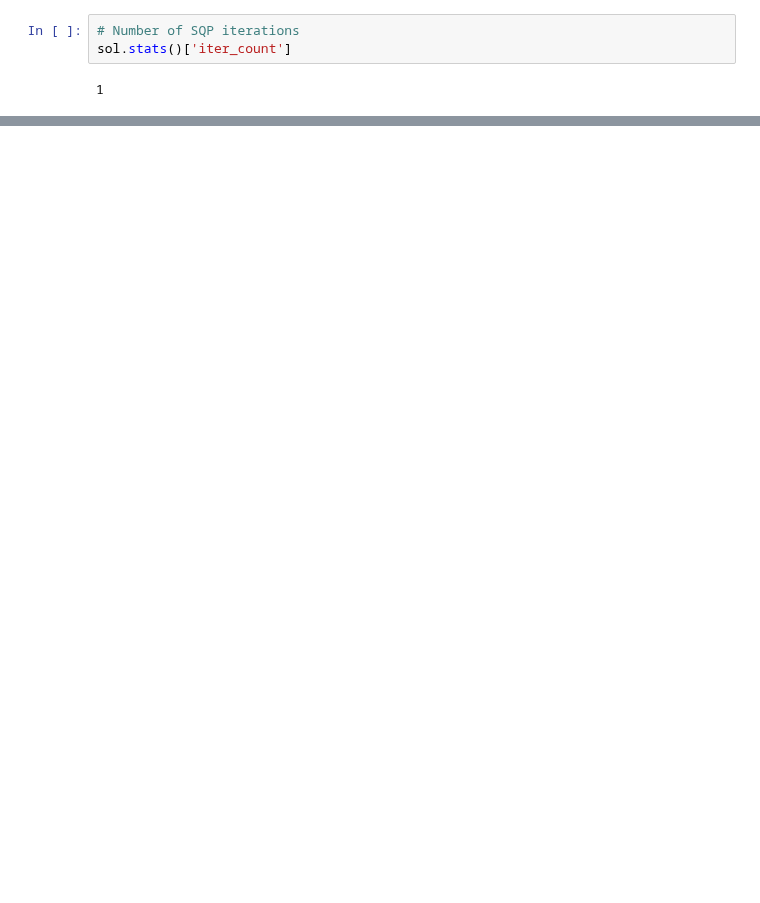
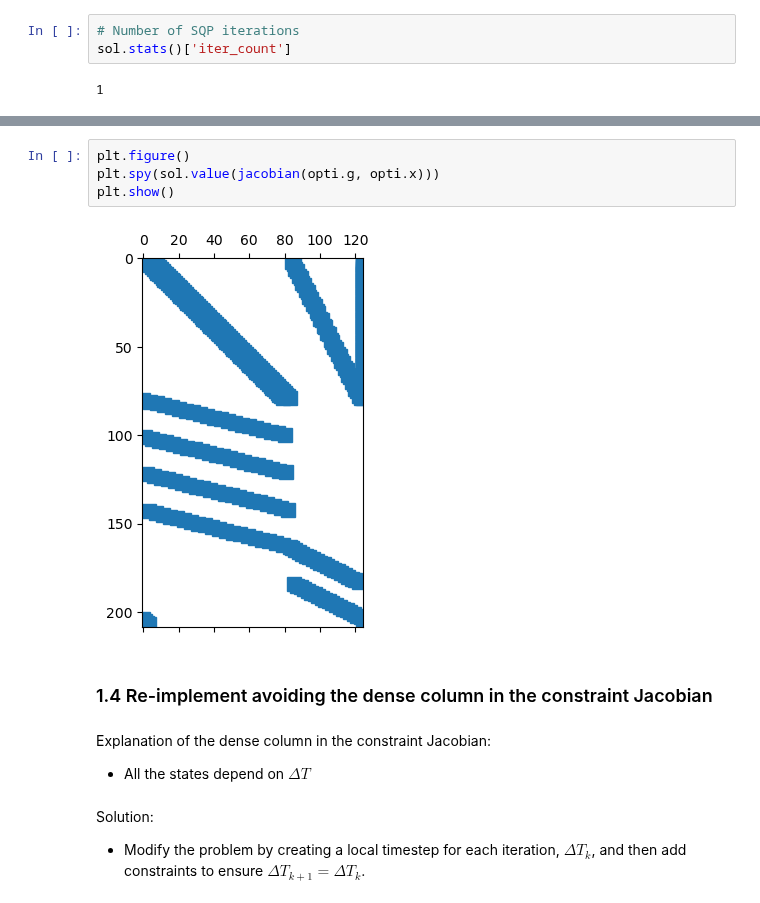
Before and after one commit to billtubbs/casadi-examples, a Jupyter notebook: 9-Time-Optimal-Control.ipynb, the cells around one changed output, grey strips where cells are left out. Drawn from its saved outputs; the diff is of its cells as text; blank space fills up the shorter version.

```diff
--- a/9-Time-Optimal-Control.ipynb
+++ b/9-Time-Optimal-Control.ipynb
@@ -392,0 +630,14 @@ Explanation:
+# %%
+plt.figure()
+plt.spy(sol.value(jacobian(opti.g, opti.x)))
+plt.show()
+# %% [output]
+[figure, added]
+# %% [markdown]
+### 1.4 Re-implement avoiding the dense column in the constraint Jacobian
+# %% [markdown]
+Explanation of the dense column in the constraint Jacobian:
+ - All the states depend on $\Delta T$
+# %% [markdown]
+Solution:
+ - Modify the problem by creating a local timestep for each iteration, $\Delta T_k$, and then add constraints to ensure $\Delta T_{k+1} = \Delta T_k$.
```
Also changed, not shown: parts of 40 cells of this notebook, 1 other file.
